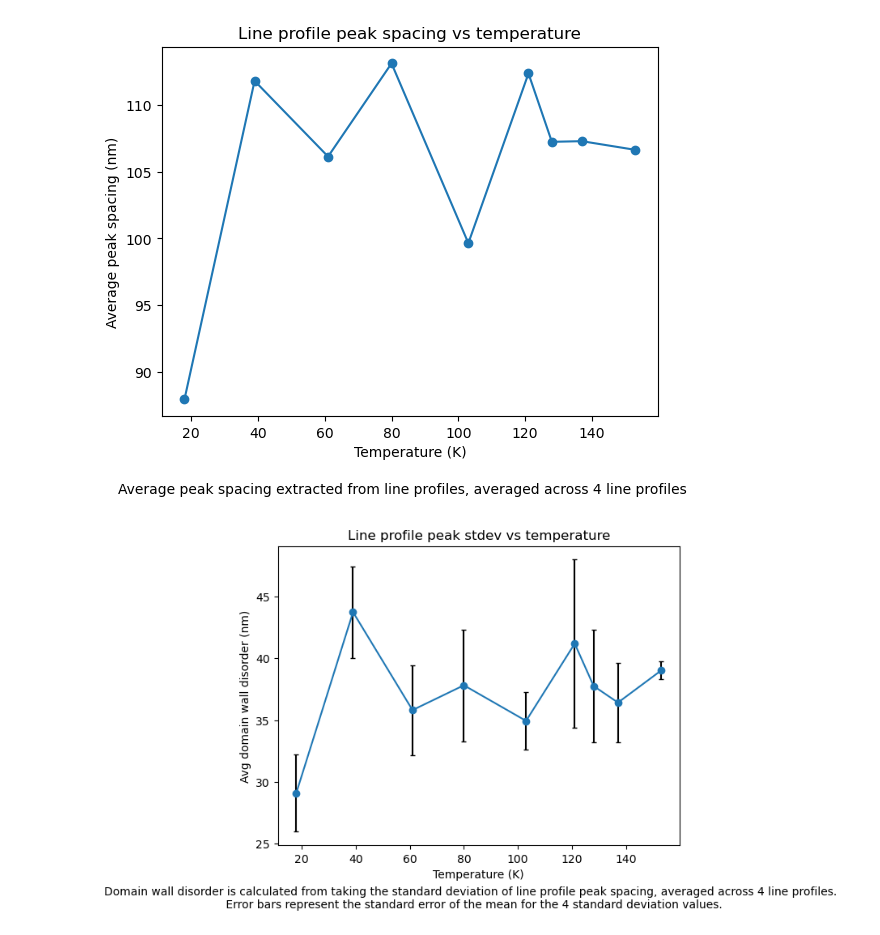
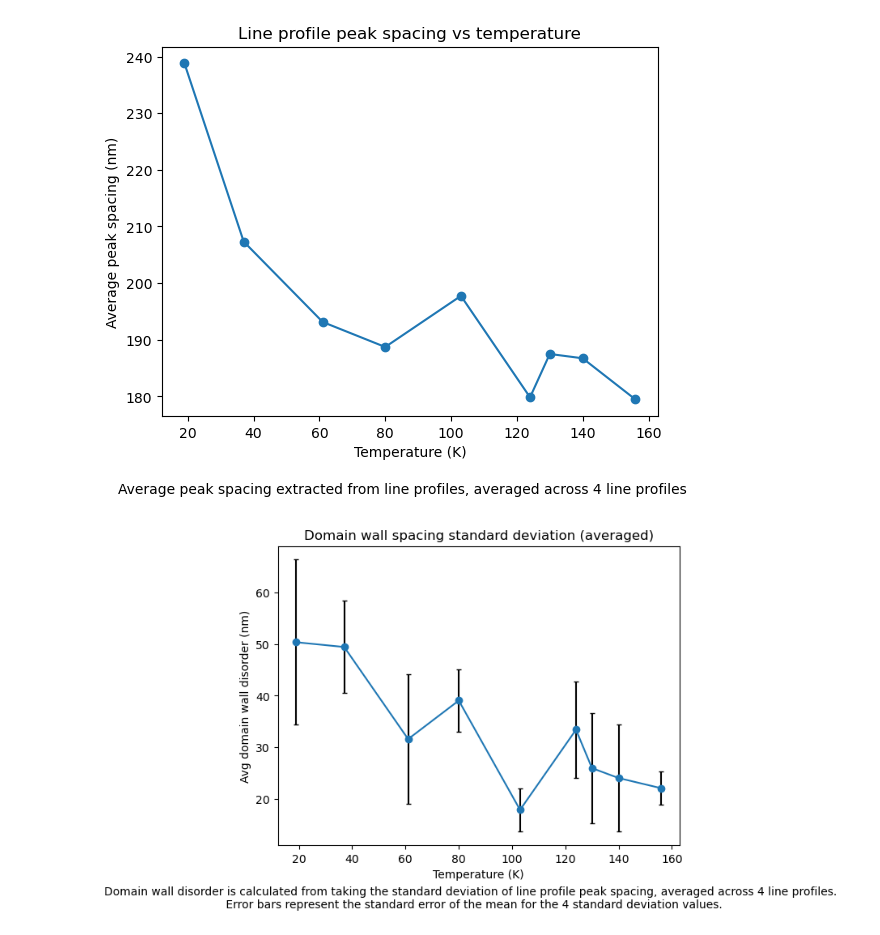
Before and after one commit to cmorral/FGTanalysis, a Jupyter notebook: plot_light_ratios.ipynb, the cells around one changed output. Drawn from its saved outputs; the diff is of its cells as text; code cells hidden in the pictures.

```diff
--- a/plot_light_ratios.ipynb
+++ b/plot_light_ratios.ipynb
@@ -5,7 +5,7 @@ import os
 
 #load/ file
 current_path = os.getcwd()
-folder_name= '6000OLF_WideRibbon_2mmDefocus_20DegTilt_Rotated15Deg'
+folder_name= '6000OLF_MedRibbon_2mmDefocus_20DegTilt_Rotated15Deg'
 DATA_PATH = os.path.join(current_path, 'images', folder_name,'processed') #path to where the data is saved
 file_path = os.path.join(DATA_PATH, 'data_summary.csv')
 
@@ -19,8 +19,8 @@ def light_pixel_ratio_graph(dataframe):
     plt.xlabel("Temperature (K)")
     plt.ylabel("Domain Wall Coverage (%)")
     plt.ylim(40, 55)
-    plt.title('Sample A1 Wide Ribbon Domain Wall Coverage')
-    output_filename = os.path.join(DATA_PATH, '_domain_wall_coverage.png')
+    plt.title('Domain wall coverage')
+    output_filename = os.path.join(DATA_PATH, '_domain_wall_coverage.pdf')
     plt.savefig(output_filename)
     plt.show()
 
@@ -31,7 +31,7 @@ def line_profile_spacing(dataframe):
     plt.title("Line profile peak spacing vs temperature")
     fig = plt.gcf()
     fig.text(0.5, -0.05, 'Average peak spacing extracted from line profiles, averaged across 4 line profiles', ha='center', fontsize=10)
-    output_filename = os.path.join(DATA_PATH, 'Avg_spacing.png')
+    output_filename = os.path.join(DATA_PATH, 'Avg_spacing.pdf')
     plt.savefig(output_filename)
     plt.show()
 
@@ -40,10 +40,10 @@ def line_profile_stdev(dataframe):
                  yerr= df_sorted['error on std avg(nm)'],ecolor = 'black', capsize=2, marker = 'o')
     plt.xlabel("Temperature (K)")
     plt.ylabel("Avg domain wall disorder (nm)")
-    plt.title("Line profile peak stdev vs temperature")
+    plt.title("Domain wall spacing standard deviation (averaged)")
     fig = plt.gcf()
     fig.text(0.5, -0.05, 'Domain wall disorder is calculated from taking the standard deviation of line profile peak spacing, averaged across 4 line profiles. \n Error bars represent the standard error of the mean for the 4 standard deviation values.', ha='center', fontsize=10)
-    output_filename = os.path.join(DATA_PATH, '_avg_disorder.png')
+    output_filename = os.path.join(DATA_PATH, '_avg_disorder.pdf')
     plt.savefig(output_filename)
     plt.show()
 
@@ -72,2 +72,2 @@ line_profile_stdev(df_sorted)
-[figure, old version]
+[figure, new version]
-[figure, old version]
+[figure, new version]
```
Also changed, not shown: parts of 1 cell of this notebook, 30 other files.
